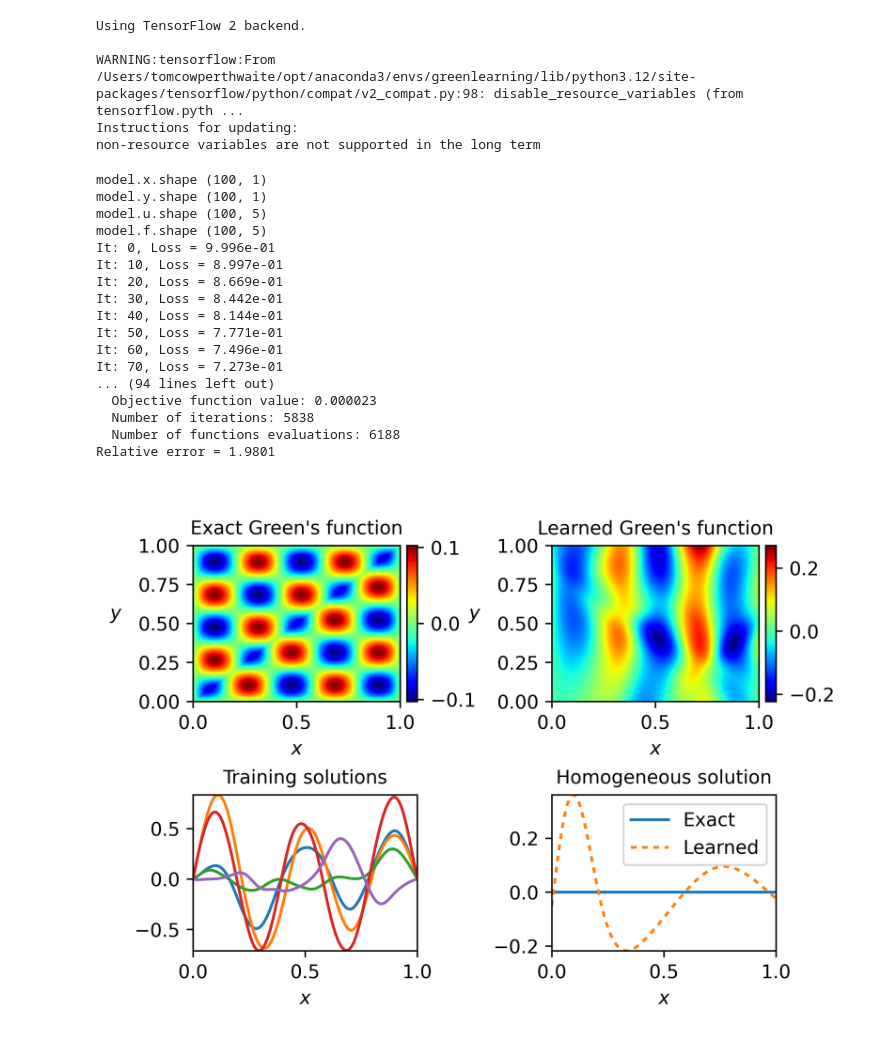
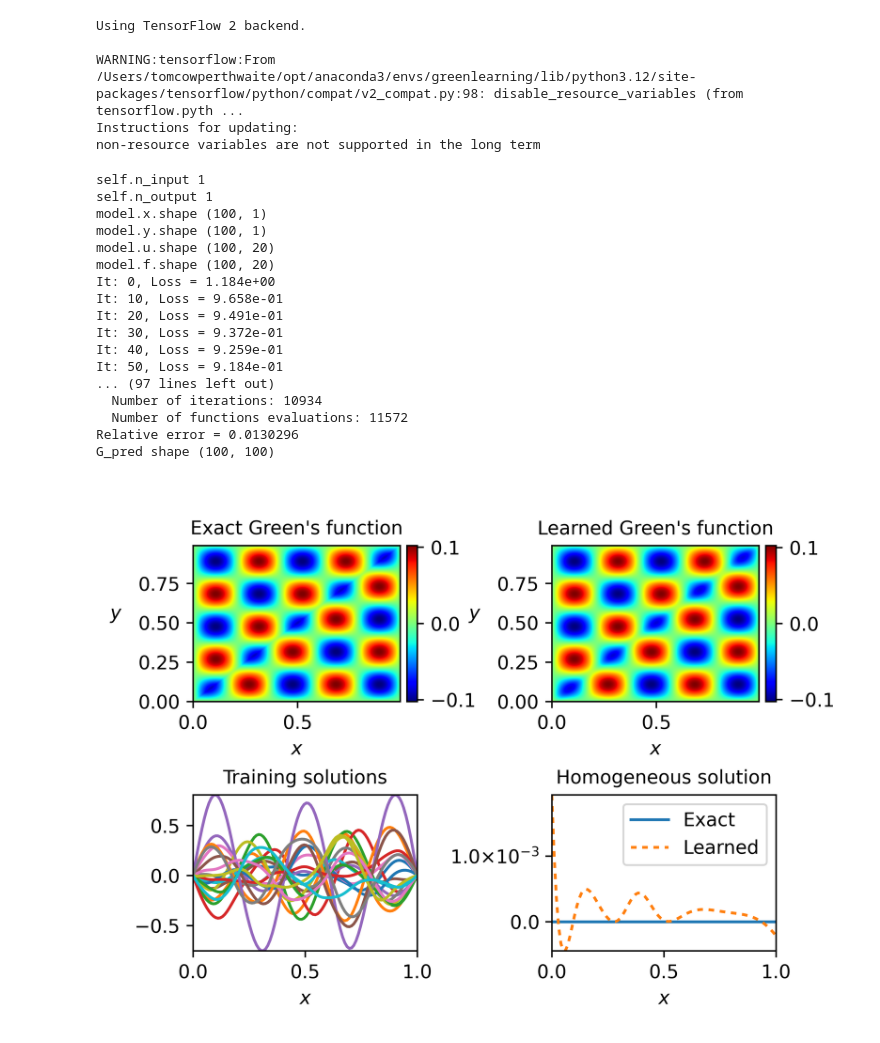
Before and after one commit to tomcjackc/greenlearning_for_GPGreen, a Jupyter notebook: error_vs_N_train.ipynb, the cells around one changed output. Saved outputs shown, nothing was run; the diff lists cells and outputs as text; code cells hidden in the pictures.

```diff
--- a/error_vs_N_train.ipynb
+++ b/error_vs_N_train.ipynb
@@ -13,43 +14,45 @@ WARNING:tensorflow:From /Users/tomcowperthwaite/opt/anaconda3/envs/greenlearning
 Instructions for updating:
 non-resource variables are not supported in the long term
 # %%
+np.random.seed(42)
+
 # Construct neural networks for G and homogeneous solution
 G_network = gl.matrix_networks([2] + [50] * 4 + [1], "rational", (1,1))
 U_hom_network = gl.matrix_networks([1] + [50] * 4 + [1], "rational", (1,))
 
 # Define the model
-model = gl.Model(G_network, U_hom_network) #, adam_steps=100, lbfgs_steps=1000)
+model = gl.Model(G_network, U_hom_network) #, adam_steps=100, lbfgs_steps=100)
 
 # Train the model on the dataset "helmholtz" in the path "examples/datasets/"
-model.train("examples/datasets/","helmholtz", N_train=5, N_test=100, noise_ratio=0.0, resample=1)
+model.train("examples/datasets/","helmholtz", N_train=20, N_test=100, noise_ratio=0.0, resample=1)
 
 # Save the training loss
 model.save_loss()
 
 # Plot the results
 model.plot_results()
 
 # Save the NNs evaluated at a grid in a csv file
 model.save_results()
 
 # Close the TensorFlow session
 model.sess.close()
 # %% [output]
+self.n_input 1
+self.n_output 1
 model.x.shape (100, 1)
 model.y.shape (100, 1)
-model.u.shape (100, 5)
-model.f.shape (100, 5)
-It: 0, Loss = 9.996e-01
-It: 10, Loss = 8.997e-01
-It: 20, Loss = 8.669e-01
-It: 30, Loss = 8.442e-01
-It: 40, Loss = 8.144e-01
-It: 50, Loss = 7.771e-01
-It: 60, Loss = 7.496e-01
-It: 70, Loss = 7.273e-01
-... (94 lines left out)
-  Objective function value: 0.000023
-  Number of iterations: 5838
-  Number of functions evaluations: 6188
-Relative error = 1.9801
+model.u.shape (100, 20)
+model.f.shape (100, 20)
+It: 0, Loss = 1.184e+00
+It: 10, Loss = 9.658e-01
+It: 20, Loss = 9.491e-01
+It: 30, Loss = 9.372e-01
+It: 40, Loss = 9.259e-01
+It: 50, Loss = 9.184e-01
+... (97 lines left out)
+  Number of iterations: 10934
+  Number of functions evaluations: 11572
+Relative error = 0.0130296
+G_pred shape (100, 100)
-[figure, old version]
+[figure, new version]
```
Also changed, not shown: parts of 1 cell of this notebook, 7 other files.
